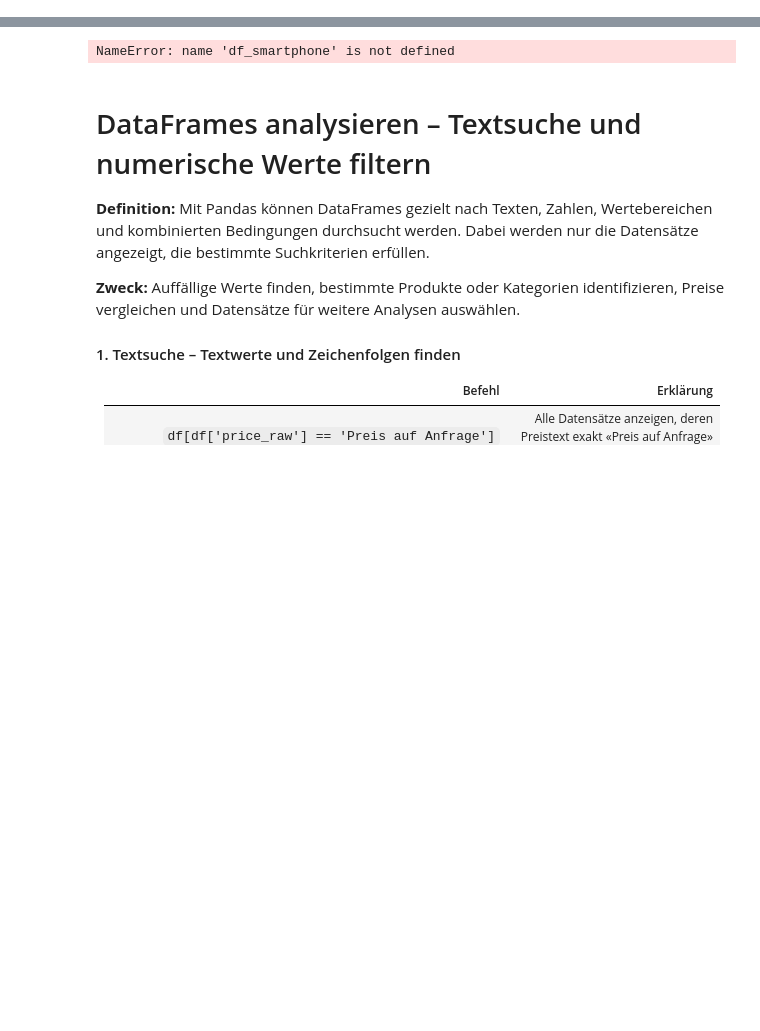
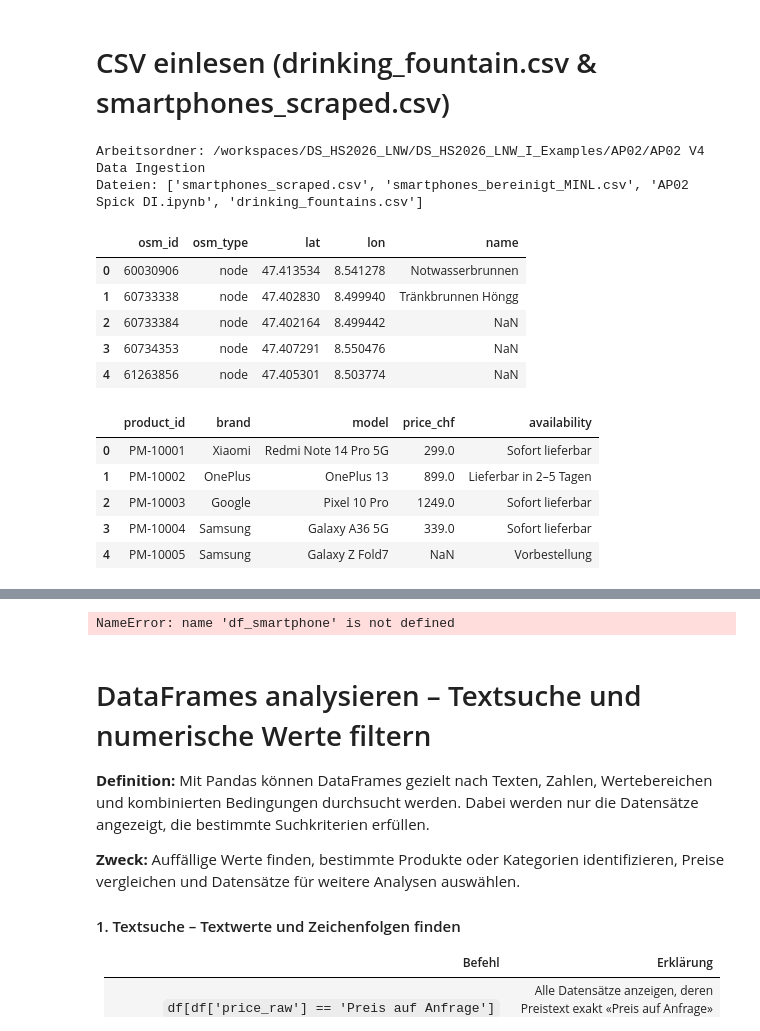
Before and after one commit to pyrat12/DS_HS2026_LNW, a Jupyter notebook: DS_HS2026_LNW_I_Examples/AP02/AP02 V4 Data Ingestion/AP02 Spick DI.ipynb, the cells around one changed output, grey strips where cells are left out. Drawn from its saved outputs; the diff is of its cells as text; code cells hidden in the pictures; blank space fills up the shorter version.

```diff
--- a/DS_HS2026_LNW_I_Examples/AP02/AP02 V4 Data Ingestion/AP02 Spick DI.ipynb
+++ b/DS_HS2026_LNW_I_Examples/AP02/AP02 V4 Data Ingestion/AP02 Spick DI.ipynb
@@ -1,3 +1,37 @@
+# %% [markdown]
+# CSV einlesen (drinking_fountain.csv & smartphones_scraped.csv)
+# %%
+import os
+import pandas as pd
+
+# Arbeitsordner und Dateinamen anzeigen
+print("Arbeitsordner:", os.getcwd())
+print("Dateien:", os.listdir())
+
+# Drinking Fountains einlesen
+df_ap02fountains = pd.read_csv('./drinking_fountains.csv', sep=',', encoding='utf-8')
+
+# Smartphones einlesen
+df_ap02smartphones = pd.read_csv('./smartphones_bereinigt_MINL.csv', sep=',', encoding='utf-8')
+
+# Erste fünf Zeilen anzeigen
+display(df_ap02fountains.head())
+display(df_ap02smartphones.head())
+# %% [output]
+Arbeitsordner: /workspaces/DS_HS2026_LNW/DS_HS2026_LNW_I_Examples/AP02/AP02 V4 Data Ingestion
+Dateien: ['smartphones_scraped.csv', 'smartphones_bereinigt_MINL.csv', 'AP02 Spick DI.ipynb', 'drinking_fountains.csv']
+|  | osm_id | osm_type | lat | lon | name |
+| 0 | 60030906 | node | 47.413534 | 8.541278 | Notwasserbrunnen |
+| 1 | 60733338 | node | 47.402830 | 8.499940 | Tränkbrunnen Höngg |
+| 2 | 60733384 | node | 47.402164 | 8.499442 | NaN |
+| 3 | 60734353 | node | 47.407291 | 8.550476 | NaN |
+| 4 | 61263856 | node | 47.405301 | 8.503774 | NaN |
+|  | product_id | brand | model | price_chf | availability |
+| 0 | PM-10001 | Xiaomi | Redmi Note 14 Pro 5G | 299.0 | Sofort lieferbar |
+| 1 | PM-10002 | OnePlus | OnePlus 13 | 899.0 | Lieferbar in 2–5 Tagen |
+| 2 | PM-10003 | Google | Pixel 10 Pro | 1249.0 | Sofort lieferbar |
+| 3 | PM-10004 | Samsung | Galaxy A36 5G | 339.0 | Sofort lieferbar |
+| 4 | PM-10005 | Samsung | Galaxy Z Fold7 | NaN | Vorbestellung |
 # %% [markdown]
 # DataFrames analysieren – Daten untersuchen und verstehen
 
```
Also changed, not shown: parts of 7 cells of this notebook, 1 other file.
